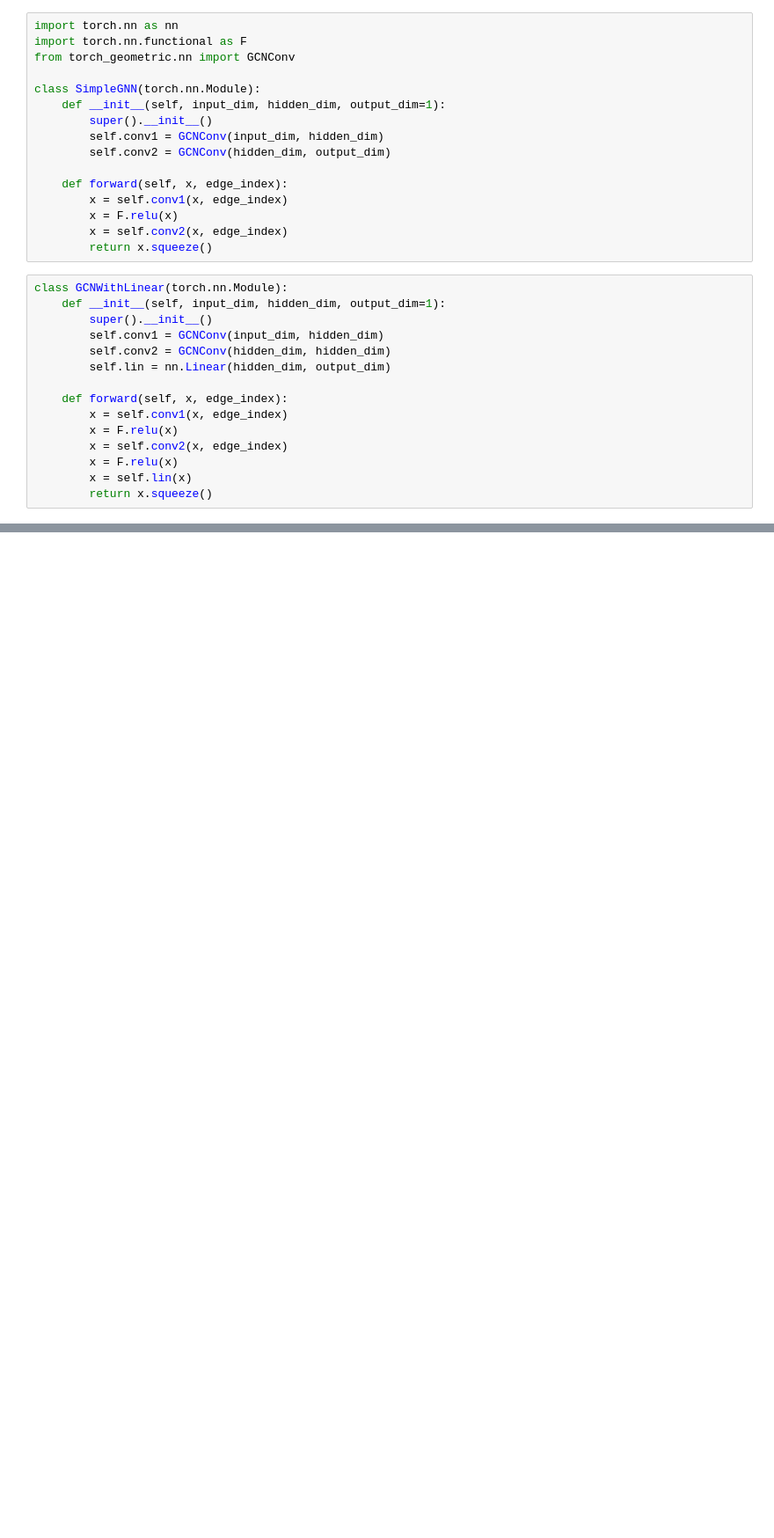
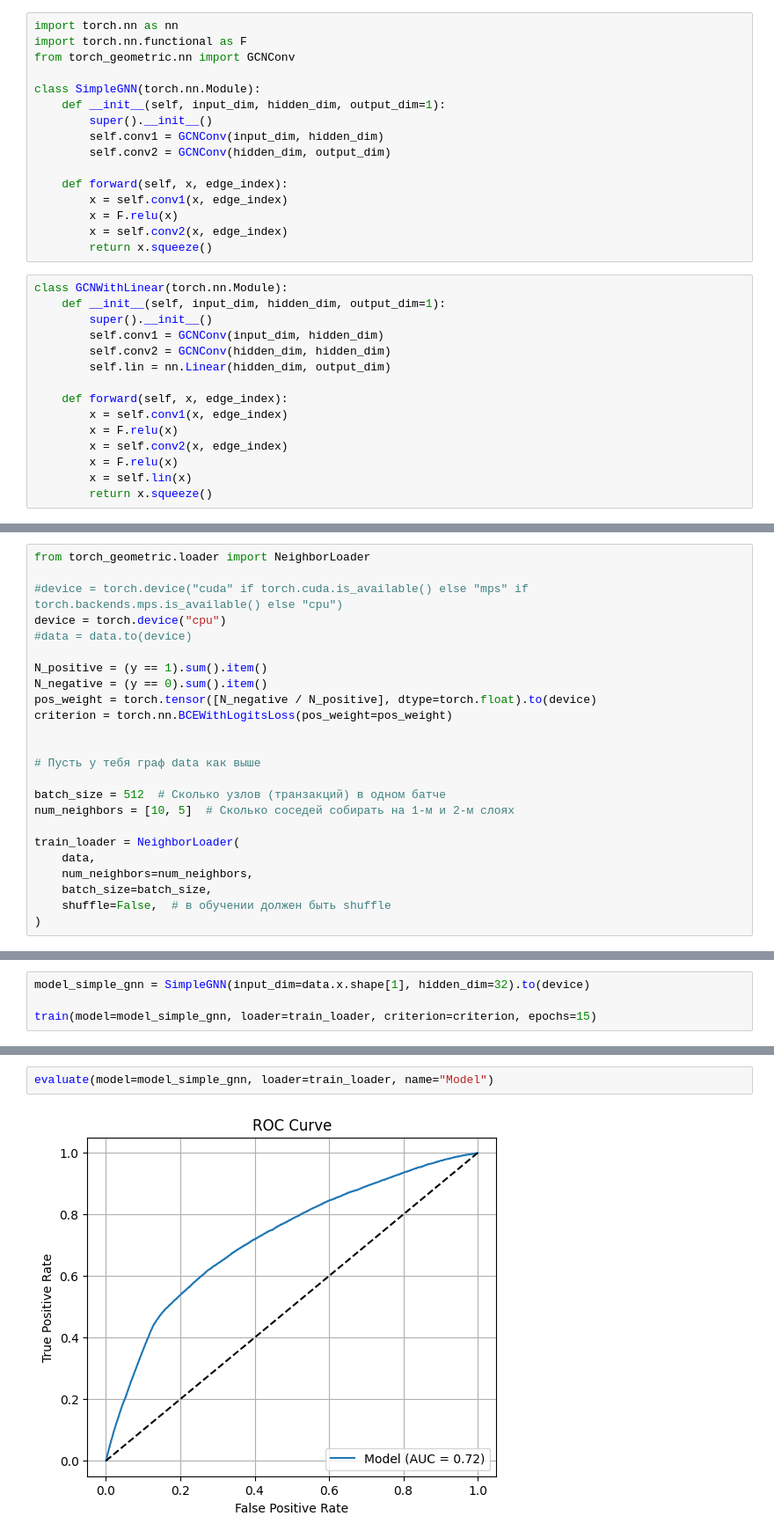
Before and after one commit to pese-git/mfdp-fin-fraud-detection, a Jupyter notebook: model/graph.ipynb, the cells around one changed output, grey strips where cells are left out. Shown at 88% size. Saved outputs shown, nothing was run; the diff lists cells and outputs as text; blank space fills up the shorter version.

```diff
--- a/model/graph.ipynb
+++ b/model/graph.ipynb
@@ -305,0 +729,24 @@ evaluate(model=model_simple_gnn, loader=test_loader, name='Test SimpleGNN')
+# %%
+from torch_geometric.loader import NeighborLoader
+
+#device = torch.device("cuda" if torch.cuda.is_available() else "mps" if torch.backends.mps.is_available() else "cpu")
+device = torch.device("cpu")
+#data = data.to(device)
+
+N_positive = (y == 1).sum().item()
+N_negative = (y == 0).sum().item()
+pos_weight = torch.tensor([N_negative / N_positive], dtype=torch.float).to(device)
+criterion = torch.nn.BCEWithLogitsLoss(pos_weight=pos_weight)
+
+
+# Пусть у тебя граф data как выше
+
+batch_size = 512  # Сколько узлов (транзакций) в одном батче
+num_neighbors = [10, 5]  # Сколько соседей собирать на 1-м и 2-м слоях
+
+train_loader = NeighborLoader(
+    data,
+    num_neighbors=num_neighbors,
+    batch_size=batch_size,
+    shuffle=False,  # в обучении должен быть shuffle
+)
@@ -305,0 +769,4 @@ evaluate(model=model_simple_gnn, loader=test_loader, name='Test SimpleGNN')
+# %%
+model_simple_gnn = SimpleGNN(input_dim=data.x.shape[1], hidden_dim=32).to(device)
+
+train(model=model_simple_gnn, loader=train_loader, criterion=criterion, epochs=15)
@@ -305,0 +789,4 @@ evaluate(model=model_simple_gnn, loader=test_loader, name='Test SimpleGNN')
+# %%
+evaluate(model=model_simple_gnn, loader=train_loader, name="Model")
+# %% [output]
+[figure, added]
```
Also changed, not shown: parts of 26 cells of this notebook.
